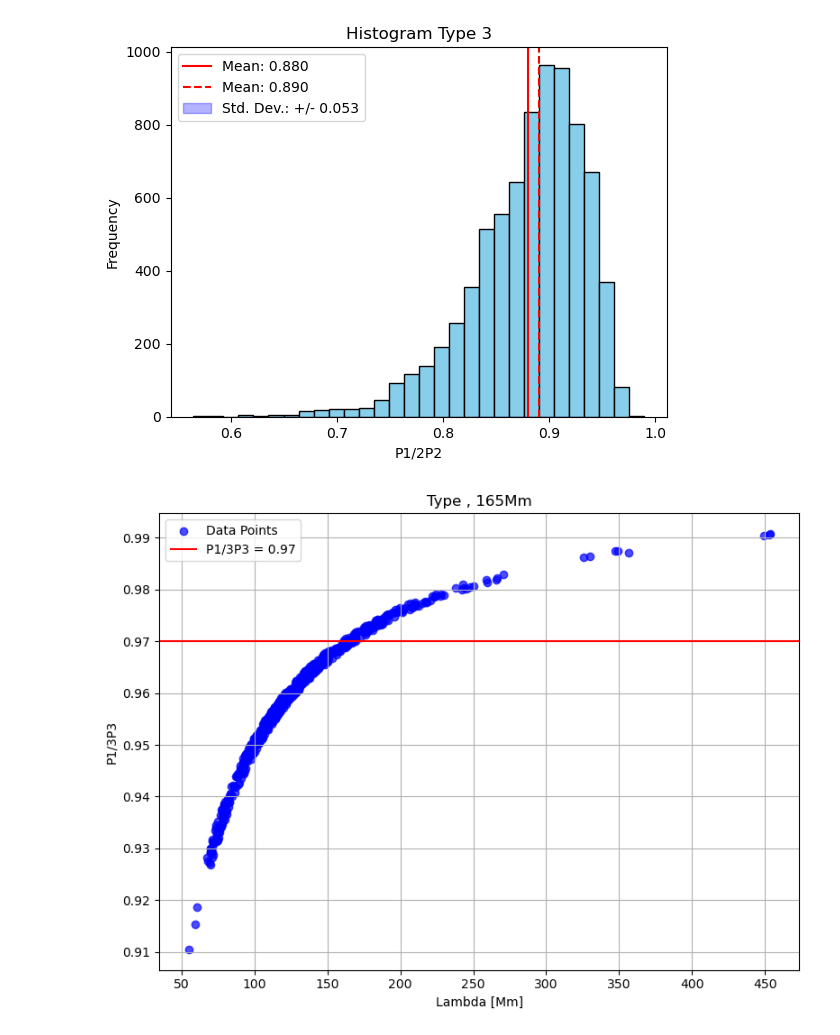
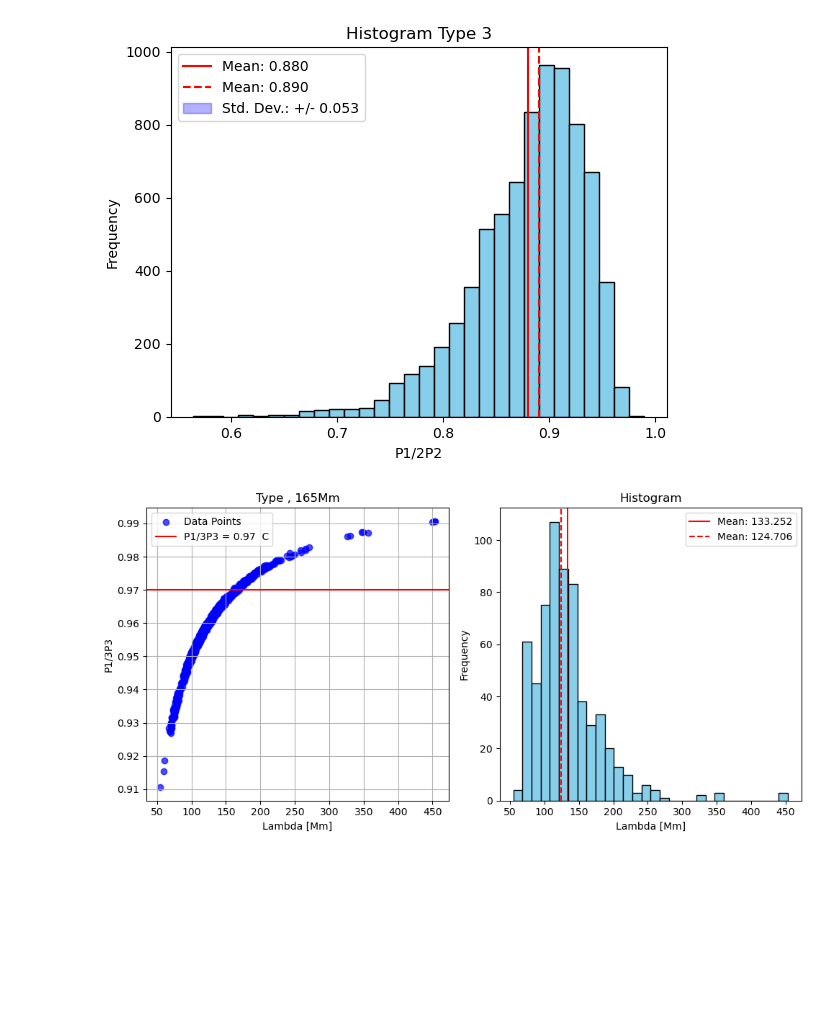
Before and after one commit to dlloveras/python_projects, a Jupyter notebook: kink_modes/test_kink_waves.ipynb, the cells around one changed output. Cells and saved outputs as stored; diff of their text form; code cells hidden in the pictures; blank space fills up the shorter version.

```diff
--- a/kink_modes/test_kink_waves.ipynb
+++ b/kink_modes/test_kink_waves.ipynb
@@ -5,6 +5,8 @@ import numpy as np
 import matplotlib.gridspec as gridspec
 # %%
 data = scipy.io.readsav('/data1/work/leuven_2024/kink_waves/trace_struct_cr2223_demt_awsomfield_6alt_1.025-1.225rsun_FULL.sav')
+# %%
+data = scipy.io.readsav('/data1/work/leuven_2024/kink_waves/trace_struct_cr2219_demt_awsomfield_6alt_1.025-1.225rsun_FULL.sav')
 # %%
 asd=data['datos']
 # %%
@@ -595,36 +680,58 @@ plt.show()
 # %%
 #Duckenfield1 2019
 rsun_to_Mm                = 695.7
 cond1 = np.array(opclstat_clean)==2
 cond2 = np.array(pearson_t_clean)>0.5
 cond3 = np.array(r2n_clean)>0.85
 cond4 = np.array(np.abs(footlat_clean)) < 40
 cond5 = np.array(long_s_clean) *rsun_to_Mm > 160
 cond6 = np.array(long_s_clean) *rsun_to_Mm < 170
 filter_multi_clean_long=list(np.where(cond1 & cond2 & cond3 & cond4 & cond5 & cond6)[0])
 #---
 long_s_clean_filtered     = [long_s_clean[qwe] for qwe in filter_multi_clean_long]
 lambda_n_s_clean_filtered = [lambda_n_s_clean[qwe] for qwe in filter_multi_clean_long]
 long_s_clean_filtered     = np.array(long_s_clean_filtered)*rsun_to_Mm
 lambda_n_s_clean_filtered = np.array(lambda_n_s_clean_filtered)*rsun_to_Mm*(-1)
 #p1_over_2p2 = 1- 1/(np.pi**2) * long_s_clean_filtered/lambda_n_s_clean_filtered + (2/np.pi**4 - 5/(32*np.pi**2)) * (long_s_clean_filtered/lambda_n_s_clean_filtered)**2
 #p1_over_3p3 = (1+lambda_n_s_clean_filtered/(35*np.pi**2*long_s_clean_filtered))/(1+lambda_n_s_clean_filtered/(3*np.pi**2*long_s_clean_filtered))
 p1_over_3p3 = (1+long_s_clean_filtered/(35*np.pi**2*long_s_clean_filtered))/(1+long_s_clean_filtered/(3*np.pi**2*lambda_n_s_clean_filtered))
 #---
 #second filter
-plt.figure(figsize=(8,6))
-plt.scatter(lambda_n_s_clean_filtered, p1_over_3p3, marker='o', color='b', alpha=0.7, label='Data Points')  # Customize the plot
-plt.axhline(0.97, color='r', linestyle='-', label='P1/3P3 = 0.97' )
+#plt.figure(figsize=(8,6))
+#plt.scatter(lambda_n_s_clean_filtered, p1_over_3p3, marker='o', color='b', alpha=0.7, label='Data Points')  # Customize the plot
+#plt.axhline(0.97, color='r', linestyle='-', label='P1/3P3 = 0.97' )
 #plt.ylim(-1, 1)
 # Add labels and title
-plt.xlabel('Lambda [Mm]')
-plt.ylabel('P1/3P3')
-plt.title('Type , 165Mm')
+#plt.xlabel('Lambda [Mm]')
+#plt.ylabel('P1/3P3')
+#plt.title('Type , 165Mm')
 # Add a legend
-plt.legend()
+#plt.legend()
 # Show the plot
-plt.grid(True)  # Add a grid for better readability
-plt.tight_layout()  # Adjust spacing for labels
+#plt.grid(True)  # Add a grid for better readability
+#plt.tight_layout()  # Adjust spacing for labels
+#plt.show()
+
+
+fig, (ax1, ax2) = plt.subplots(1, 2, figsize=(10, 5))
+ax1.scatter(lambda_n_s_clean_filtered, p1_over_3p3, marker='o', color='b', alpha=0.7, label='Data Points')
+ax1.axhline(0.97, color='r', linestyle='-', label='P1/3P3 = 0.97  C' )
+ax1.set_xlabel('Lambda [Mm]')
+ax1.set_ylabel('P1/3P3')
+ax1.set_title('Type , 165Mm')
+ax1.legend()
+
+ax1.grid(True)  # Add a grid for better readability
+ax2.hist(lambda_n_s_clean_filtered, bins=30, color='skyblue', edgecolor='black')
+mean_value   = np.mean(lambda_n_s_clean_filtered)
+median_value = np.median(lambda_n_s_clean_filtered)
+plt.axvline(mean_value,   color='r', linestyle='-',  label=f'Mean: {mean_value:.3f}')
+plt.axvline(median_value, color='r', linestyle='--', label=f'Mean: {median_value:.3f}')
+ax2.set_xlabel('Lambda [Mm]')
+ax2.set_ylabel('Frequency')
+ax2.set_title('Histogram')
+ax2.legend()
+plt.tight_layout()
 plt.show()
 # %% [output]
-[figure, old version]
+[figure, new version]
```
Also changed, not shown: parts of 11 cells of this notebook.
